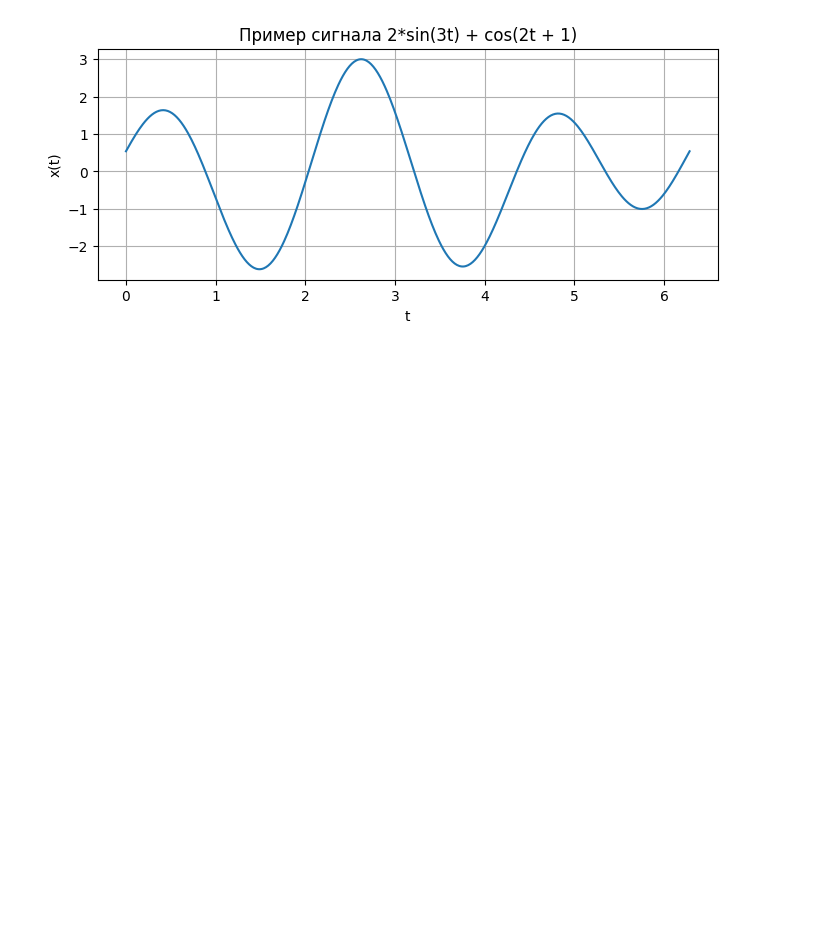
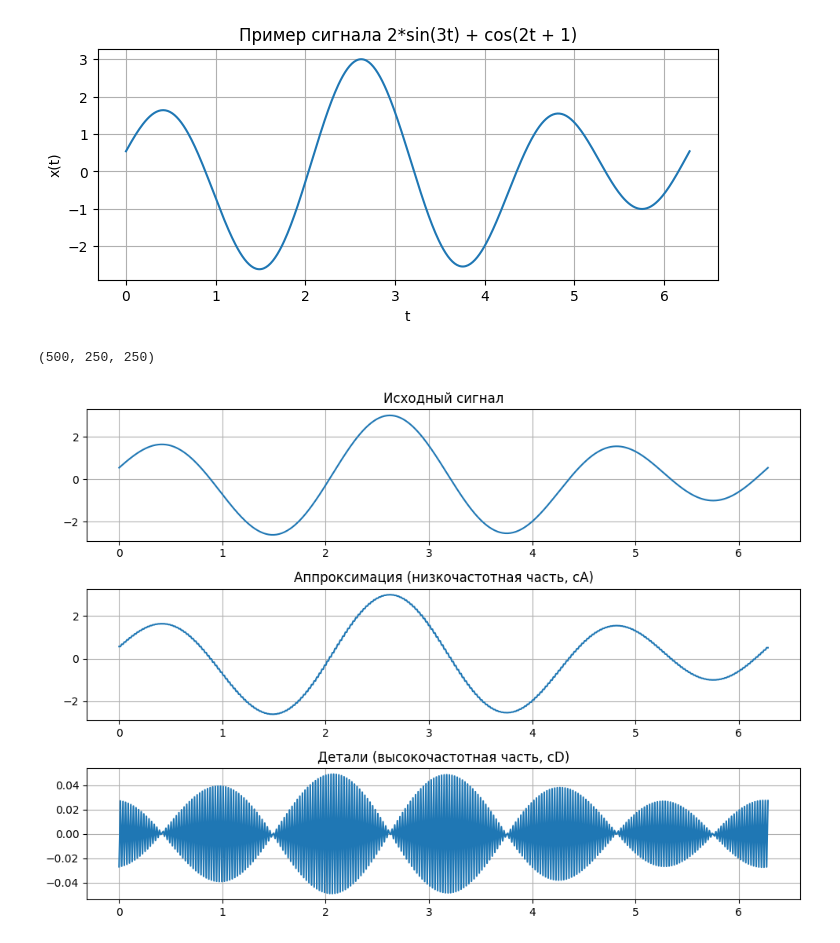
Before and after one commit to Silvarious9862/cosii, a Jupyter notebook: sem1/lab1/notebooks/demo.ipynb, the cells around one changed output. Drawn from its saved outputs; the diff is of its cells as text; code cells hidden in the pictures; blank space fills up the shorter version.

```diff
--- a/sem1/lab1/notebooks/demo.ipynb
+++ b/sem1/lab1/notebooks/demo.ipynb
@@ -20,3 +20,49 @@ plt.grid(True)
 plt.show()
 # %% [output]
 [figure]
+# %%
+import pywt
+
+wavelet_name = "haar"
+
+# Один уровень дискретного вейвлет-преобразования
+cA, cD = pywt.dwt(x, wavelet_name)  # Approximation и Detail [web:30][web:108]
+
+len(x), len(cA), len(cD)
+# %% [output]
+(500, 250, 250)
+# %%
+# Восстанавливаем сигнал только из аппроксимации (обнуляем детали)
+x_approx = pywt.idwt(cA, None, wavelet_name)  # [web:30][web:108]
+
+# Восстанавливаем сигнал только из деталей (обнуляем аппроксимацию)
+x_detail = pywt.idwt(None, cD, wavelet_name)
+
+# Подрежем до длины исходного сигнала (из-за округлений длина может отличаться на 1)
+min_len = min(len(x), len(x_approx), len(x_detail))
+x_cut = x[:min_len]
+x_approx = x_approx[:min_len]
+x_detail = x_detail[:min_len]
+t_cut = t[:min_len]
+# %%
+plt.figure(figsize=(10, 7))
+
+plt.subplot(3, 1, 1)
+plt.plot(t_cut, x_cut)
+plt.title("Исходный сигнал")
+plt.grid(True)
+
+plt.subplot(3, 1, 2)
+plt.plot(t_cut, x_approx)
+plt.title("Аппроксимация (низкочастотная часть, cA)")
+plt.grid(True)
+
+plt.subplot(3, 1, 3)
+plt.plot(t_cut, x_detail)
+plt.title("Детали (высокочастотная часть, cD)")
+plt.grid(True)
+
+plt.tight_layout()
+plt.show()
+# %% [output]
+[figure, added]
```
Also changed, not shown: parts of 2 cells of this notebook, 7 other files.
